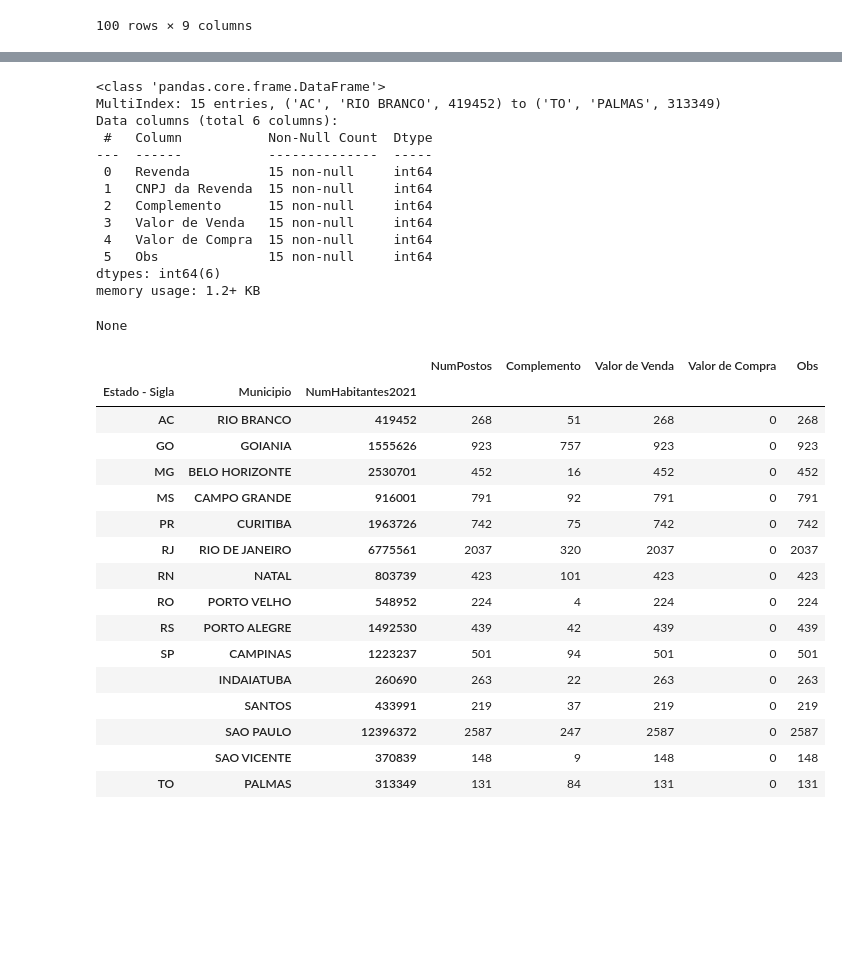
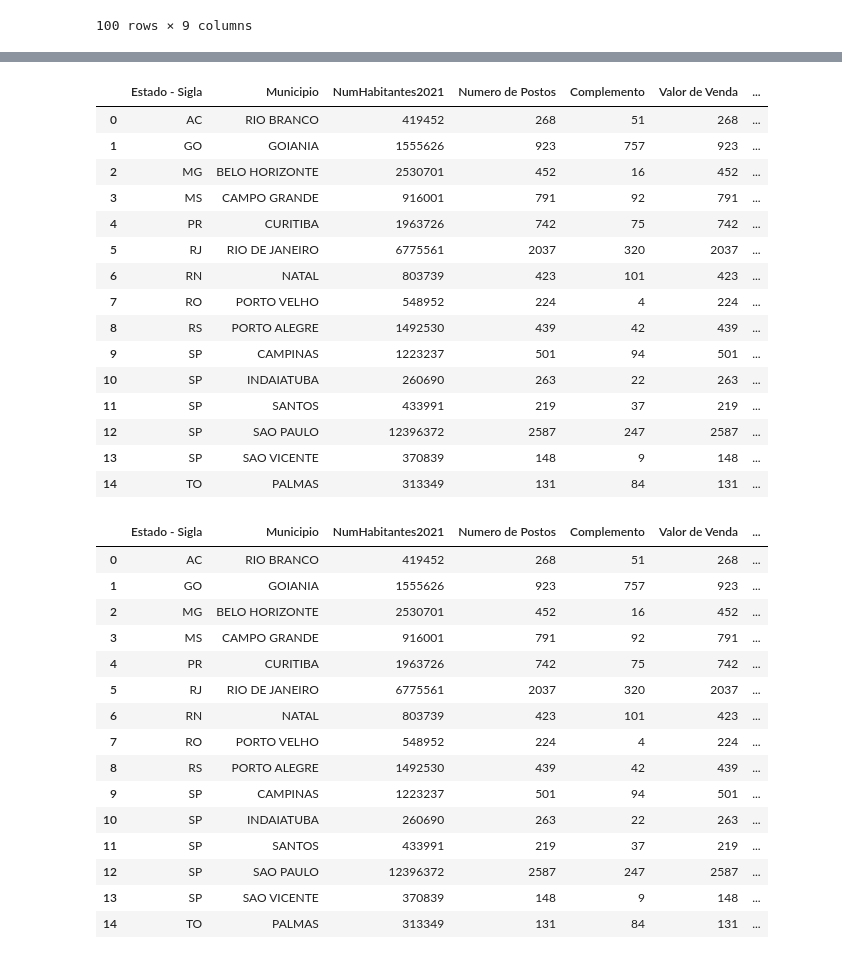
Before and after one commit to estagiariodaford/AtividadesDoCursoPandas, a Jupyter notebook: Segundo_exemplo_em_Python_Pandas.ipynb, the cells around one changed output, grey strips where cells are left out. Cells and saved outputs as stored; diff of their text form; code cells hidden in the pictures; blank space fills up the shorter version.

```diff
--- a/Segundo_exemplo_em_Python_Pandas.ipynb
+++ b/Segundo_exemplo_em_Python_Pandas.ipynb
@@ -211,43 +211,45 @@ display(postos_por_municipio_df)
 # %%
-#AQUI O FINAL ESTÁ COM PROBLEMA
+#Agrupar e contar quantos postos tem na cidade..
+postos_por_municipio_df = merge_df.groupby(by=['Estado - Sigla', 'Municipio', "NumHabitantes2021"]).count()
 
-#Agrupar e contar quantos postos tem na cidade..
-postos_por_municipio_df = merge_df.groupby(by=['Estado - Sigla', 'Municipio', 'NumHabitantes2021']).count()
-display(postos_por_municipio_df.info())
 postos_por_municipio_df.drop('CNPJ da Revenda', axis=1, inplace=True)
-postos_por_municipio_df.rename(columns={"Revenda": "NumPostos"}, inplace=True)
+postos_por_municipio_df.reset_index(inplace=True)
 
-#postos_por_municipio_df['PostosPorHabitante'] = postos_por_municipio_df['NumPostos'] / postos_por_municipio_df['NumHabitantes2021']
+postos_por_municipio_df.rename(columns={"Revenda":"Numero de Postos"}, inplace=True)
+
 display(postos_por_municipio_df)
+postos_por_municipio_df['PostosPorHabitane'] = postos_por_municipio_df['Numero de Postos'] / postos_por_municipio_df['NumHabitantes2021']
+display(postos_por_municipio_df)
 # %% [output]
-<class 'pandas.core.frame.DataFrame'>
-MultiIndex: 15 entries, ('AC', 'RIO BRANCO', 419452) to ('TO', 'PALMAS', 313349)
-Data columns (total 6 columns):
- #   Column           Non-Null Count  Dtype
----  ------           --------------  -----
- 0   Revenda          15 non-null     int64
- 1   CNPJ da Revenda  15 non-null     int64
- 2   Complemento      15 non-null     int64
- 3   Valor de Venda   15 non-null     int64
- 4   Valor de Compra  15 non-null     int64
- 5   Obs              15 non-null     int64
-dtypes: int64(6)
-memory usage: 1.2+ KB
-None
-|  |  |  | NumPostos | Complemento | Valor de Venda | Valor de Compra | Obs |
-| Estado - Sigla | Municipio | NumHabitantes2021 |  |  |  |  |  |
-| AC | RIO BRANCO | 419452 | 268 | 51 | 268 | 0 | 268 |
-| GO | GOIANIA | 1555626 | 923 | 757 | 923 | 0 | 923 |
-| MG | BELO HORIZONTE | 2530701 | 452 | 16 | 452 | 0 | 452 |
-| MS | CAMPO GRANDE | 916001 | 791 | 92 | 791 | 0 | 791 |
-| PR | CURITIBA | 1963726 | 742 | 75 | 742 | 0 | 742 |
-| RJ | RIO DE JANEIRO | 6775561 | 2037 | 320 | 2037 | 0 | 2037 |
-| RN | NATAL | 803739 | 423 | 101 | 423 | 0 | 423 |
-| RO | PORTO VELHO | 548952 | 224 | 4 | 224 | 0 | 224 |
-| RS | PORTO ALEGRE | 1492530 | 439 | 42 | 439 | 0 | 439 |
-| SP | CAMPINAS | 1223237 | 501 | 94 | 501 | 0 | 501 |
-|  | INDAIATUBA | 260690 | 263 | 22 | 263 | 0 | 263 |
-|  | SANTOS | 433991 | 219 | 37 | 219 | 0 | 219 |
-|  | SAO PAULO | 12396372 | 2587 | 247 | 2587 | 0 | 2587 |
-|  | SAO VICENTE | 370839 | 148 | 9 | 148 | 0 | 148 |
-| TO | PALMAS | 313349 | 131 | 84 | 131 | 0 | 131 |
+|  | Estado - Sigla | Municipio | NumHabitantes2021 | Numero de Postos | Complemento | Valor de Venda | ... |
+| 0 | AC | RIO BRANCO | 419452 | 268 | 51 | 268 | ... |
+| 1 | GO | GOIANIA | 1555626 | 923 | 757 | 923 | ... |
+| 2 | MG | BELO HORIZONTE | 2530701 | 452 | 16 | 452 | ... |
+| 3 | MS | CAMPO GRANDE | 916001 | 791 | 92 | 791 | ... |
+| 4 | PR | CURITIBA | 1963726 | 742 | 75 | 742 | ... |
+| 5 | RJ | RIO DE JANEIRO | 6775561 | 2037 | 320 | 2037 | ... |
+| 6 | RN | NATAL | 803739 | 423 | 101 | 423 | ... |
+| 7 | RO | PORTO VELHO | 548952 | 224 | 4 | 224 | ... |
+| 8 | RS | PORTO ALEGRE | 1492530 | 439 | 42 | 439 | ... |
+| 9 | SP | CAMPINAS | 1223237 | 501 | 94 | 501 | ... |
+| 10 | SP | INDAIATUBA | 260690 | 263 | 22 | 263 | ... |
+| 11 | SP | SANTOS | 433991 | 219 | 37 | 219 | ... |
+| 12 | SP | SAO PAULO | 12396372 | 2587 | 247 | 2587 | ... |
+| 13 | SP | SAO VICENTE | 370839 | 148 | 9 | 148 | ... |
+| 14 | TO | PALMAS | 313349 | 131 | 84 | 131 | ... |
+|  | Estado - Sigla | Municipio | NumHabitantes2021 | Numero de Postos | Complemento | Valor de Venda | ... |
+| 0 | AC | RIO BRANCO | 419452 | 268 | 51 | 268 | ... |
+| 1 | GO | GOIANIA | 1555626 | 923 | 757 | 923 | ... |
+| 2 | MG | BELO HORIZONTE | 2530701 | 452 | 16 | 452 | ... |
+| 3 | MS | CAMPO GRANDE | 916001 | 791 | 92 | 791 | ... |
+| 4 | PR | CURITIBA | 1963726 | 742 | 75 | 742 | ... |
+| 5 | RJ | RIO DE JANEIRO | 6775561 | 2037 | 320 | 2037 | ... |
+| 6 | RN | NATAL | 803739 | 423 | 101 | 423 | ... |
+| 7 | RO | PORTO VELHO | 548952 | 224 | 4 | 224 | ... |
+| 8 | RS | PORTO ALEGRE | 1492530 | 439 | 42 | 439 | ... |
+| 9 | SP | CAMPINAS | 1223237 | 501 | 94 | 501 | ... |
+| 10 | SP | INDAIATUBA | 260690 | 263 | 22 | 263 | ... |
+| 11 | SP | SANTOS | 433991 | 219 | 37 | 219 | ... |
+| 12 | SP | SAO PAULO | 12396372 | 2587 | 247 | 2587 | ... |
+| 13 | SP | SAO VICENTE | 370839 | 148 | 9 | 148 | ... |
+| 14 | TO | PALMAS | 313349 | 131 | 84 | 131 | ... |
```
Also changed, not shown: parts of 1 cell of this notebook.
